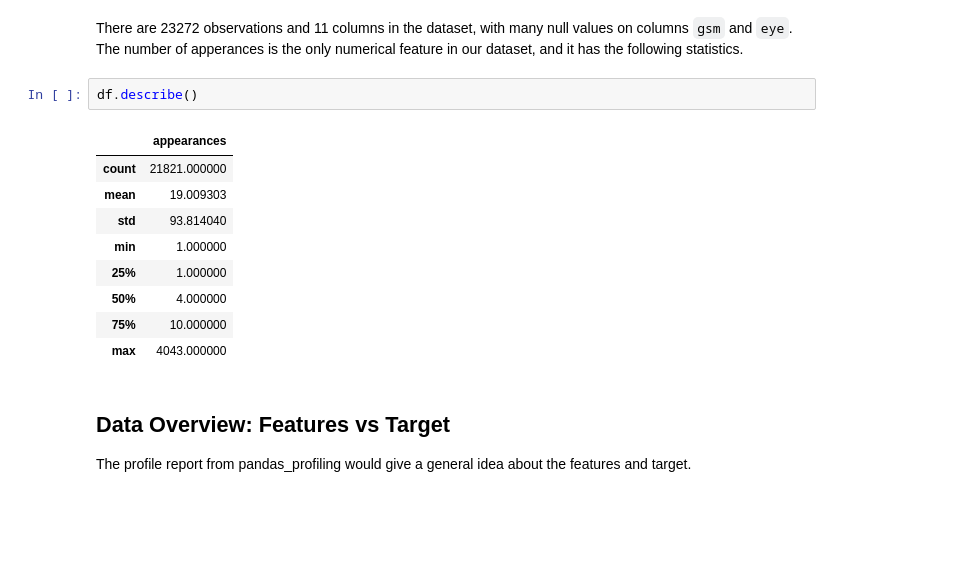
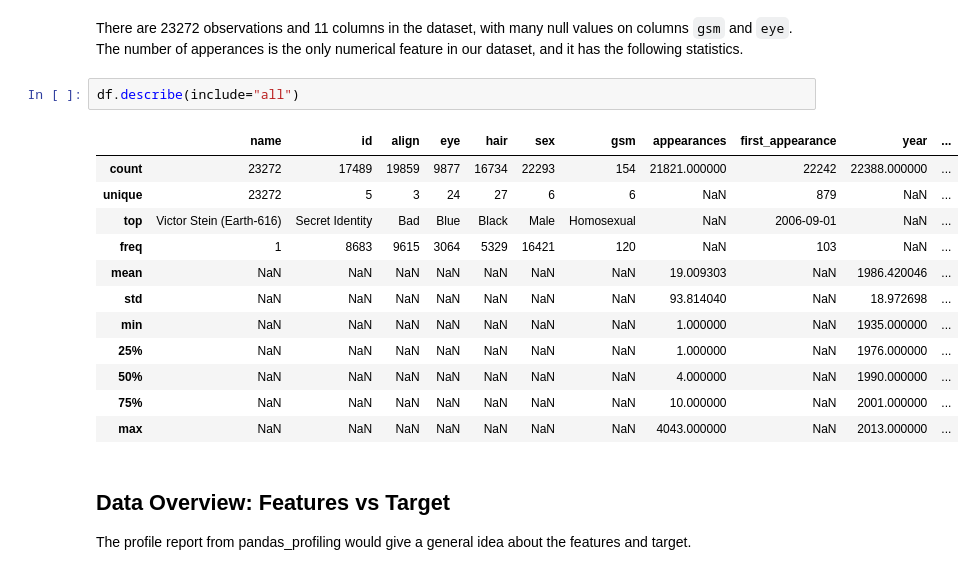
Before and after one commit to UBC-MDS/Workflows_showcase, a Jupyter notebook: report/eda.ipynb, the cells around one changed output. Drawn from its saved outputs; the diff is of its cells as text; blank space fills up the shorter version.

```diff
--- a/report/eda.ipynb
+++ b/report/eda.ipynb
@@ -71,17 +71,20 @@ memory usage: 2.1+ MB
 # %% [markdown]
 There are 23272 observations and 11 columns in the dataset, with many null values on columns `gsm` and `eye`. The number of apperances is the only numerical feature in our dataset, and it has the following statistics.
 # %%
-df.describe()
+df.describe(include="all")
 # %% [output]
-|  | appearances |
-| count | 21821.000000 |
-| mean | 19.009303 |
-| std | 93.814040 |
-| min | 1.000000 |
-| 25% | 1.000000 |
-| 50% | 4.000000 |
-| 75% | 10.000000 |
-| max | 4043.000000 |
+|  | name | id | align | eye | hair | sex | gsm | appearances | first_appearance | year | ... |
+| count | 23272 | 17489 | 19859 | 9877 | 16734 | 22293 | 154 | 21821.000000 | 22242 | 22388.000000 | ... |
+| unique | 23272 | 5 | 3 | 24 | 27 | 6 | 6 | NaN | 879 | NaN | ... |
+| top | Victor Stein (Earth-616) | Secret Identity | Bad | Blue | Black | Male | Homosexual | NaN | 2006-09-01 | NaN | ... |
+| freq | 1 | 8683 | 9615 | 3064 | 5329 | 16421 | 120 | NaN | 103 | NaN | ... |
+| mean | NaN | NaN | NaN | NaN | NaN | NaN | NaN | 19.009303 | NaN | 1986.420046 | ... |
+| std | NaN | NaN | NaN | NaN | NaN | NaN | NaN | 93.814040 | NaN | 18.972698 | ... |
+| min | NaN | NaN | NaN | NaN | NaN | NaN | NaN | 1.000000 | NaN | 1935.000000 | ... |
+| 25% | NaN | NaN | NaN | NaN | NaN | NaN | NaN | 1.000000 | NaN | 1976.000000 | ... |
+| 50% | NaN | NaN | NaN | NaN | NaN | NaN | NaN | 4.000000 | NaN | 1990.000000 | ... |
+| 75% | NaN | NaN | NaN | NaN | NaN | NaN | NaN | 10.000000 | NaN | 2001.000000 | ... |
+| max | NaN | NaN | NaN | NaN | NaN | NaN | NaN | 4043.000000 | NaN | 2013.000000 | ... |
 # %% [markdown]
 ## Data Overview: Features vs Target
 The profile report from pandas_profiling would give a general idea about the features and target.
```
Also changed, not shown: parts of 2 cells of this notebook.
